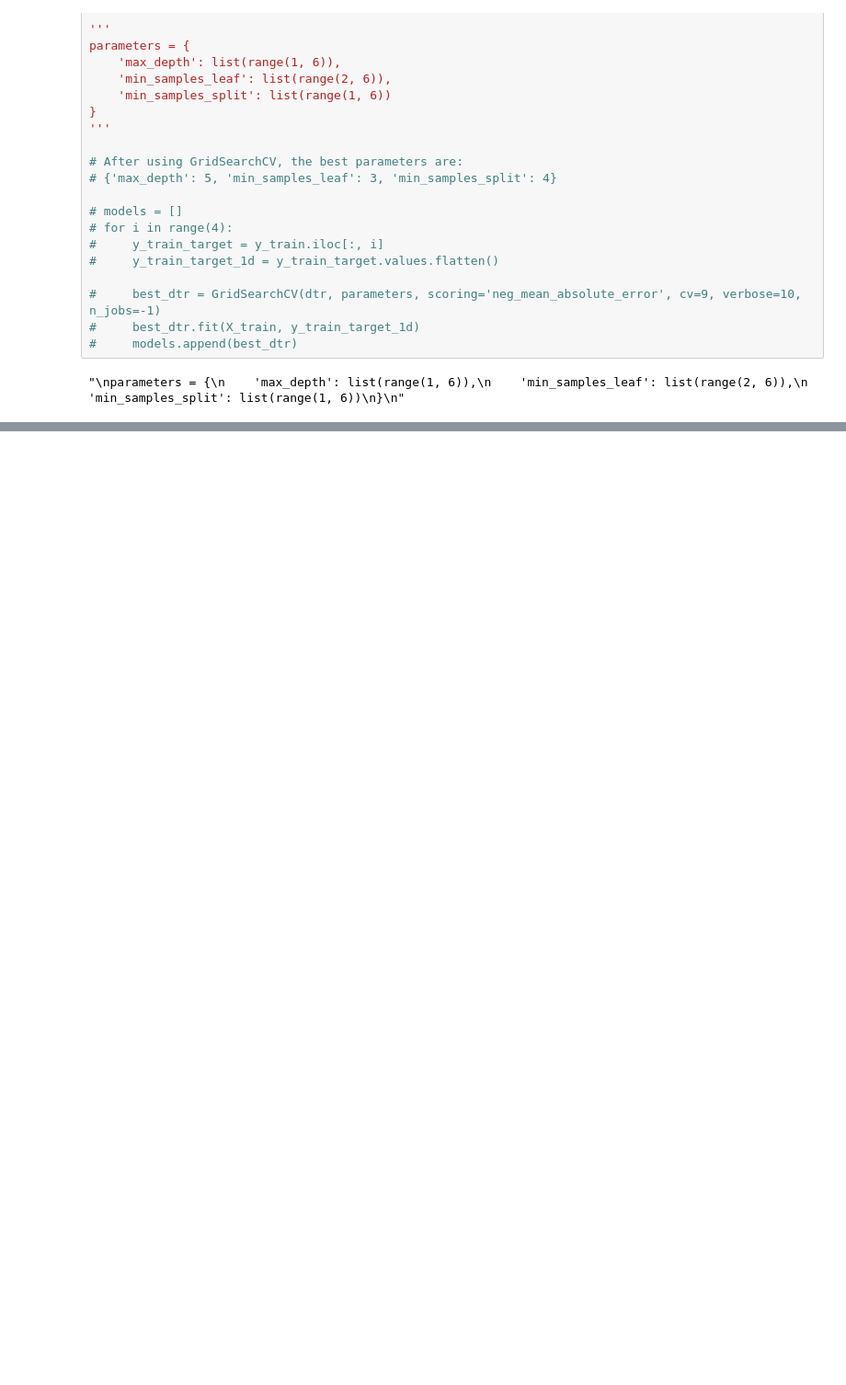
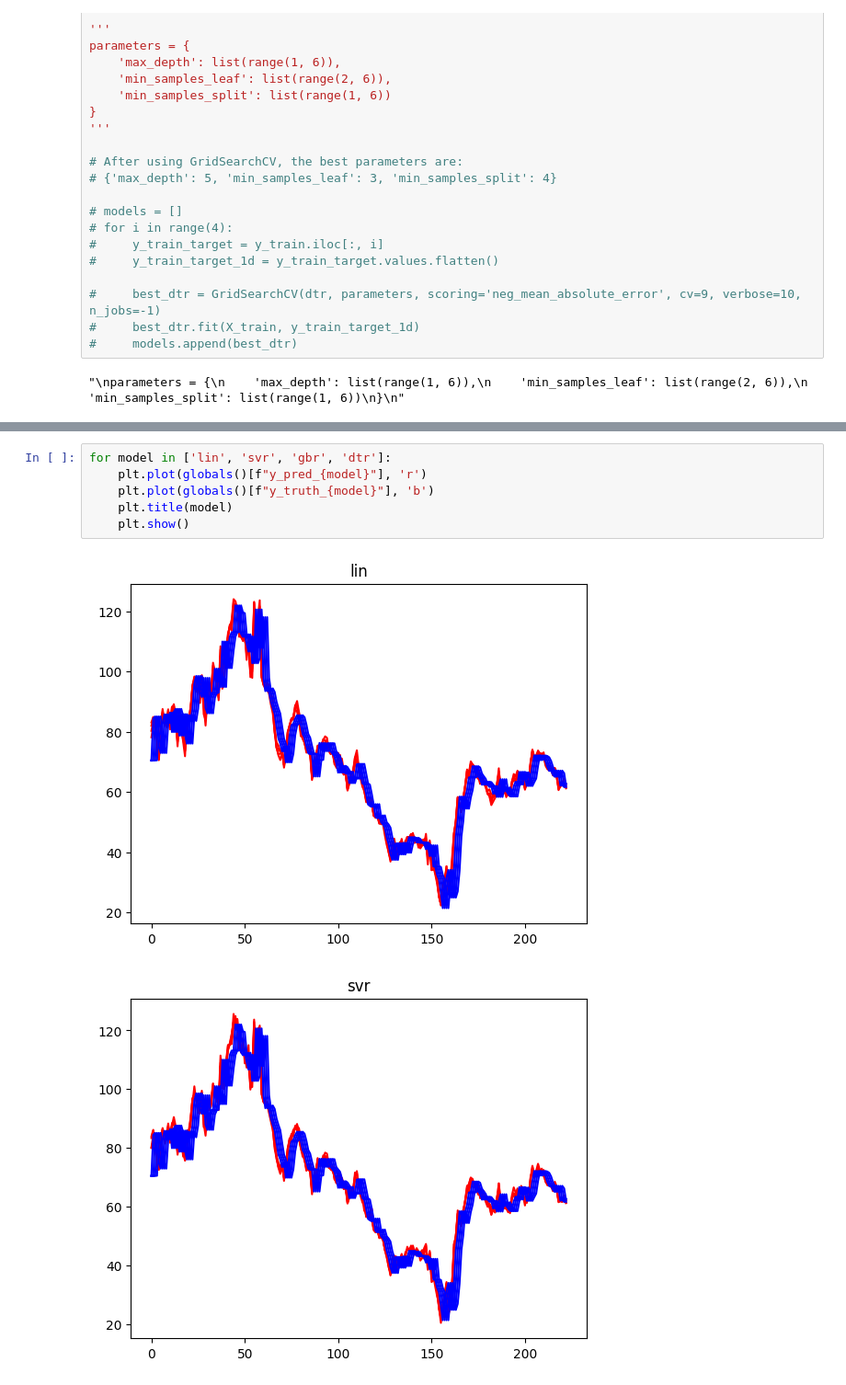
Before and after one commit to Amirkz80/oil_predection, a Jupyter notebook: project2.ipynb, the cells around one changed output, grey strips where cells are left out. Shown at 92% size. Drawn from its saved outputs; the diff is of its cells as text; blank space fills up the shorter version.

Commit message:
Edited step 7 (finding best model with different n) and did some minor changes

```diff
--- a/project2.ipynb
+++ b/project2.ipynb
@@ -831,0 +839,9 @@ MAE: 5.2202933844822335
+# %%
+for model in ['lin', 'svr', 'gbr', 'dtr']:
+    plt.plot(globals()[f"y_pred_{model}"], 'r')
+    plt.plot(globals()[f"y_truth_{model}"], 'b')
+    plt.title(model)
+    plt.show()
+# %% [output]
+[figure, added]
+[figure, added]
```
Also changed, not shown: parts of 16 cells of this notebook.
